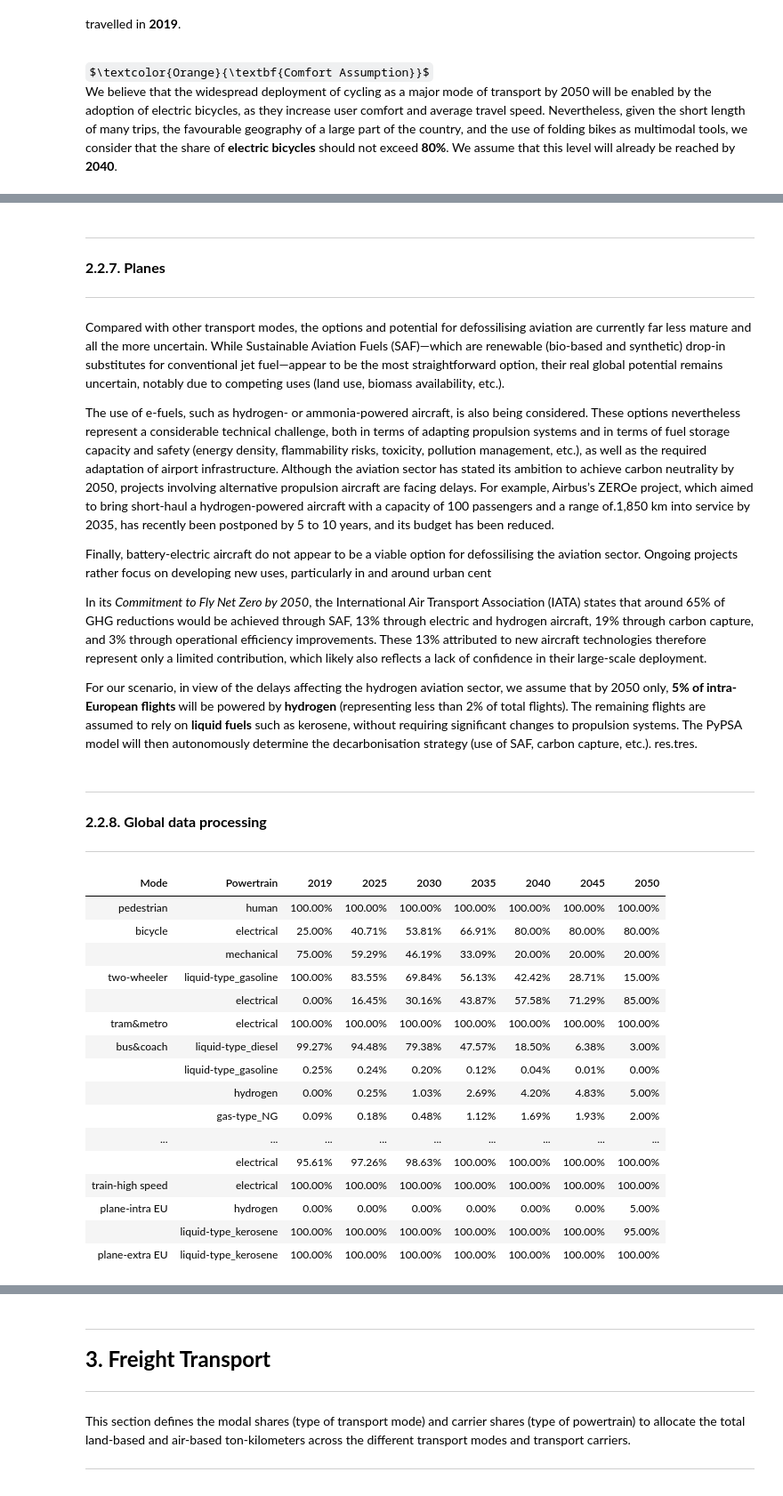
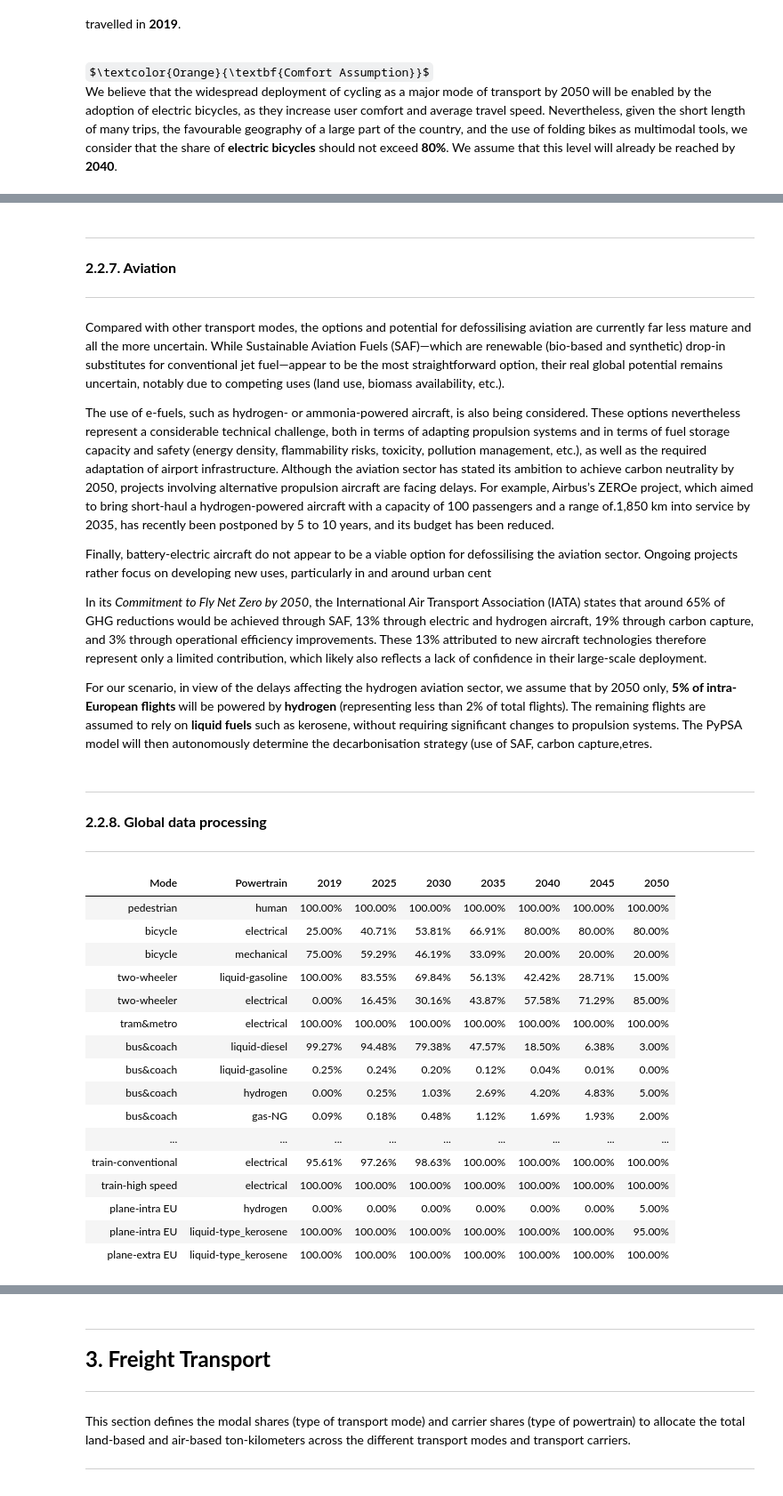
Before and after one commit to laterrea/negaWatt-BE, a Jupyter notebook: demand_model_transports_nW-BE_update.ipynb, the cells around one changed output, grey strips where cells are left out. Shown at 89% size. Cells and saved outputs as stored; diff of their text form; code cells hidden in the pictures; some formulas as TeX source.

```diff
--- a/demand_model_transports_nW-BE_update.ipynb
+++ b/demand_model_transports_nW-BE_update.ipynb
@@ -774,10 +759,10 @@ end_cng   =  2.00
 slope_f   =  0.9
 # Outputs - Sufficiency Scenario Data (SUF)
 carriers_bus = {
-    'liquid-type_diesel':          s_curve_growth(2019, sta_lfd, 2050, end_lfd, years, slope_f),  # [%]
-    'liquid-type_gasoline':        s_curve_growth(2019, sta_lfg, 2050, end_lfg, years, slope_f),  # [%]
-    'hydrogen':                    s_curve_growth(2019, sta_h2,  2050, end_h2,  years, slope_f),  # [%]
-    'gas-type_NG':                 s_curve_growth(2019, sta_cng, 2050, end_cng, years, slope_f),  # [%]
+    'liquid-diesel':    s_curve_growth(2019, sta_lfd, 2050, end_lfd, years, slope_f),  # [%]
+    'liquid-gasoline':  s_curve_growth(2019, sta_lfg, 2050, end_lfg, years, slope_f),  # [%]
+    'hydrogen':         s_curve_growth(2019, sta_h2,  2050, end_h2,  years, slope_f),  # [%]
+    'gas-NG':           s_curve_growth(2019, sta_cng, 2050, end_cng, years, slope_f),  # [%]
     'electrical':  [100-w-x-y-z for w, x, y, z in zip(*[s_curve_growth(2019, sta_lfd, 2050, end_lfd, years, slope_f),
                                                         s_curve_growth(2019, sta_lfg, 2050, end_lfg, years, slope_f),
                                                         s_curve_growth(2019, sta_h2,  2050, end_h2,  years, slope_f),
@@ -827,11 +812,11 @@ sta_cng   =  0.29
 end_cng   =  1.50
 # Outputs - Sufficiency Scenario Data (SUF)
 carriers_car = {
-    'liquid-type_diesel':          linear_with_middle_point(2019, sta_lfd, mid_lfd, end_lfd, 2050, end_lfd, years),  # [%]
-    'liquid-type_gasoline':        [x-y for x, y in zip(*[s_curve_growth(2019, sta_lfd+sta_lfg,           2050, end_lfd+end_lfg, years,0.8),
-                                                linear_with_middle_point(2019, sta_lfd, mid_lfd, end_lfd, 2050, end_lfd,         years)])], # [%]
-    'gas-type_LPG':                linear_growth(2019, sta_lpg, 2050, end_lpg, years),  # [%]
-    'gas-type_NG':                 linear_growth(2019, sta_cng, 2050, end_cng, years),  # [%]
+    'liquid-diesel':                 linear_with_middle_point(2019, sta_lfd, mid_lfd, end_lfd, 2050, end_lfd, years),  # [%]
+    'liquid-gasoline':  [x-y for x, y in zip(*[s_curve_growth(2019, sta_lfd+sta_lfg,           2050, end_lfd+end_lfg, years,0.8),
+                                     linear_with_middle_point(2019, sta_lfd, mid_lfd, end_lfd, 2050, end_lfd,         years)])], # [%]
+    'gas-LPG':                                  linear_growth(2019, sta_lpg, 2050, end_lpg, years),  # [%]
+    'gas-NG':                                   linear_growth(2019, sta_cng, 2050, end_cng, years),  # [%]
     'hybrid-plug-in':              b_curve_with_control_value(2019, sta_phev, 2030, mid_phev, 2050, end_phev, years, 1.5),  # [%]
     'electrical':  [100-w-x-y-z for w, x, y, z in zip(*[s_curve_growth(2019, sta_lfd+sta_lfg,2050, end_lfd+end_lfg, years,slope_f),
                                                         linear_growth(2019, sta_lpg, 2050, end_lpg, years),
@@ -861,7 +846,7 @@ end   = 0.00
 mid_y = 2035
 # Outputs - Sufficiency Scenario Data (SUF)
 carriers_trains_cnv = {
-    'liquid-type_diesel':          linear_with_middle_point(2019, sta, mid_y, end, 2050, end, years),  # [%]
+    'liquid-diesel':               linear_with_middle_point(2019, sta, mid_y, end, 2050, end, years),  # [%]
     'electrical':  [100-x for x in linear_with_middle_point(2019, sta, mid_y, end, 2050, end, years)], # [%]
 }
 carriers_trains_spd = {
@@ -872,7 +857,7 @@ df_trains_spd = pd.DataFrame(carriers_trains_spd, index=years).T.round(3)
 # %% [markdown]
 ---
 
-<font size="3"><b>2.2.7. Planes</b></font> <a class="anchor" id="section_2_2_7"></a>
+<font size="3"><b>2.2.7. Aviation</b></font> <a class="anchor" id="section_2_2_7"></a>
 
 ---
 
@@ -884,8 +869,7 @@ Finally, battery-electric aircraft do not appear to be a viable option for defos
 
 In its *Commitment to Fly Net Zero by 2050*, the International Air Transport Association (IATA) states that around 65% of GHG reductions would be achieved through SAF, 13% through electric and hydrogen aircraft, 19% through carbon capture, and 3% through operational efficiency improvements. These 13% attributed to new aircraft technologies therefore represent only a limited contribution, which likely also reflects a lack of confidence in their large-scale deployment.
 
-For our scenario, in view of the delays affecting the hydrogen aviation sector, we assume that by 2050 only, **5% of intra-European flights** will be powered by **hydrogen** (representing less than 2% of total flights). The remaining flights are assumed to rely on **liquid fuels** such as kerosene, without requiring significant changes to propulsion systems. The PyPSA model will then autonomously determine the decarbonisation strategy (use of SAF, carbon capture, etc.).
-res.tres.
+For our scenario, in view of the delays affecting the hydrogen aviation sector, we assume that by 2050 only, **5% of intra-European flights** will be powered by **hydrogen** (representing less than 2% of total flights). The remaining flights are assumed to rely on **liquid fuels** such as kerosene, without requiring significant changes to propulsion systems. The PyPSA model will then autonomously determine the decarbonisation strategy (use of SAF, carbon capture,etres.
 # %%
 # Inputs - Define Sufficiency Scenario Data (SUF)
 sta   = 0
@@ -910,7 +894,7 @@ df_planes_extra = pd.DataFrame(carriers_planes_extra, index=years).T.round(3)
 ---
 # %%
 df_pedestrian = pd.DataFrame({'human': [100] * len(years)}, index=years).T
-df_carriers = {
+df_PM_carriers = {
     'pedestrian':         df_pedestrian,
     'bicycle':            df_bicycle,
     'two-wheeler':        df_2wheelers,
@@ -922,45 +906,45 @@ df_carriers = {
     'plane-intra EU':     df_planes_intra,
     'plane-extra EU':     df_planes_extra,
 }
-
 rows = []
-for mode, df in df_carriers.items():
+for mode, df in df_PM_carriers.items():
     temp = df.copy()
     temp['Mode'] = mode
     temp['Powertrain'] = temp.index
     temp = temp.reset_index(drop=True)
     rows.append(temp)
-df_carrier = pd.concat(rows, ignore_index=True)
+df_PM_carrier = pd.concat(rows, ignore_index=True)
 # %%
 if post_process:
-    df_carrier['Mode'] = df_carrier['Mode'].mask(df_carrier['Mode'].duplicated(), '')
+    df_carrier = df_PM_carrier
+    #df_carrier['Mode'] = df_carrier['Mode'].mask(df_carrier['Mode'].duplicated(), '')
     df_carrier_r = df_carrier[['Mode', 'Powertrain'] + list(years)]
     styled = (
         df_carrier_r.style
           .hide(axis='index')
           #.set_caption("Carrier Shares (%)")
           .set_table_attributes('style="width:100%;table-layout:fixed;"')
           .apply(highlight_mode_separator, axis=1)
           .apply(lambda row: [bold_mode(cell, row['Mode'], col) for col, cell in zip(df_carrier_r.columns, row)], axis=1)
           .set_properties(subset=['Powertrain'], **{'font-style':'italic'})
           .format({year: "{:.2f}%" for year in years})
     )
     display(styled)
 # %% [output]
 | Mode | Powertrain | 2019 | 2025 | 2030 | 2035 | 2040 | 2045 | 2050 |
 | pedestrian | human | 100.00% | 100.00% | 100.00% | 100.00% | 100.00% | 100.00% | 100.00% |
 | bicycle | electrical | 25.00% | 40.71% | 53.81% | 66.91% | 80.00% | 80.00% | 80.00% |
-|  | mechanical | 75.00% | 59.29% | 46.19% | 33.09% | 20.00% | 20.00% | 20.00% |
-| two-wheeler | liquid-type_gasoline | 100.00% | 83.55% | 69.84% | 56.13% | 42.42% | 28.71% | 15.00% |
-|  | electrical | 0.00% | 16.45% | 30.16% | 43.87% | 57.58% | 71.29% | 85.00% |
+| bicycle | mechanical | 75.00% | 59.29% | 46.19% | 33.09% | 20.00% | 20.00% | 20.00% |
+| two-wheeler | liquid-gasoline | 100.00% | 83.55% | 69.84% | 56.13% | 42.42% | 28.71% | 15.00% |
+| two-wheeler | electrical | 0.00% | 16.45% | 30.16% | 43.87% | 57.58% | 71.29% | 85.00% |
 | tram&metro | electrical | 100.00% | 100.00% | 100.00% | 100.00% | 100.00% | 100.00% | 100.00% |
-| bus&coach | liquid-type_diesel | 99.27% | 94.48% | 79.38% | 47.57% | 18.50% | 6.38% | 3.00% |
-|  | liquid-type_gasoline | 0.25% | 0.24% | 0.20% | 0.12% | 0.04% | 0.01% | 0.00% |
-|  | hydrogen | 0.00% | 0.25% | 1.03% | 2.69% | 4.20% | 4.83% | 5.00% |
-|  | gas-type_NG | 0.09% | 0.18% | 0.48% | 1.12% | 1.69% | 1.93% | 2.00% |
+| bus&coach | liquid-diesel | 99.27% | 94.48% | 79.38% | 47.57% | 18.50% | 6.38% | 3.00% |
+| bus&coach | liquid-gasoline | 0.25% | 0.24% | 0.20% | 0.12% | 0.04% | 0.01% | 0.00% |
+| bus&coach | hydrogen | 0.00% | 0.25% | 1.03% | 2.69% | 4.20% | 4.83% | 5.00% |
+| bus&coach | gas-NG | 0.09% | 0.18% | 0.48% | 1.12% | 1.69% | 1.93% | 2.00% |
 | ... | ... | ... | ... | ... | ... | ... | ... | ... |
-|  | electrical | 95.61% | 97.26% | 98.63% | 100.00% | 100.00% | 100.00% | 100.00% |
+| train-conventional | electrical | 95.61% | 97.26% | 98.63% | 100.00% | 100.00% | 100.00% | 100.00% |
 | train-high speed | electrical | 100.00% | 100.00% | 100.00% | 100.00% | 100.00% | 100.00% | 100.00% |
 | plane-intra EU | hydrogen | 0.00% | 0.00% | 0.00% | 0.00% | 0.00% | 0.00% | 5.00% |
-|  | liquid-type_kerosene | 100.00% | 100.00% | 100.00% | 100.00% | 100.00% | 100.00% | 95.00% |
+| plane-intra EU | liquid-type_kerosene | 100.00% | 100.00% | 100.00% | 100.00% | 100.00% | 100.00% | 95.00% |
 | plane-extra EU | liquid-type_kerosene | 100.00% | 100.00% | 100.00% | 100.00% | 100.00% | 100.00% | 100.00% |
```
Also changed, not shown: parts of 36 cells of this notebook, 2 other files.
